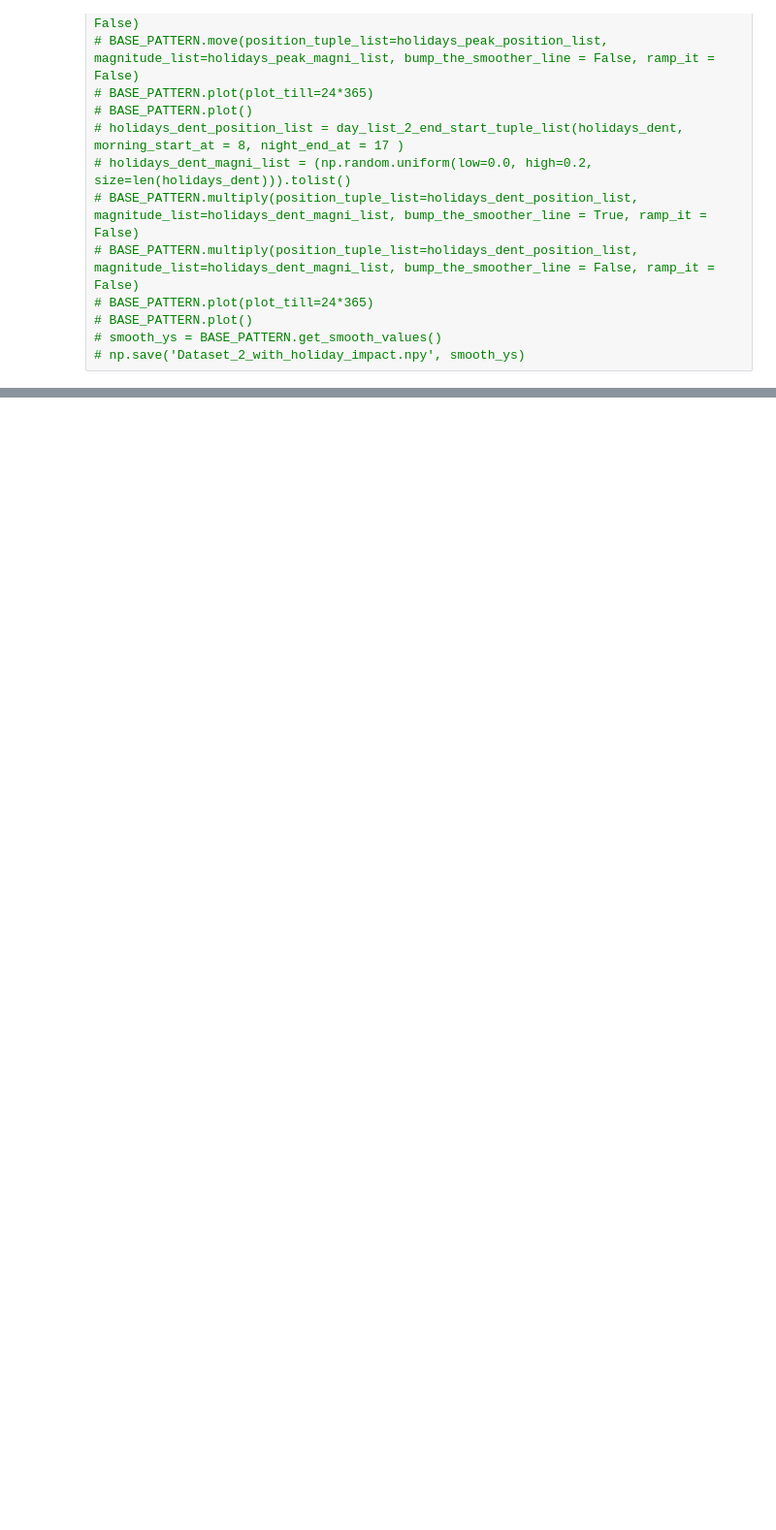
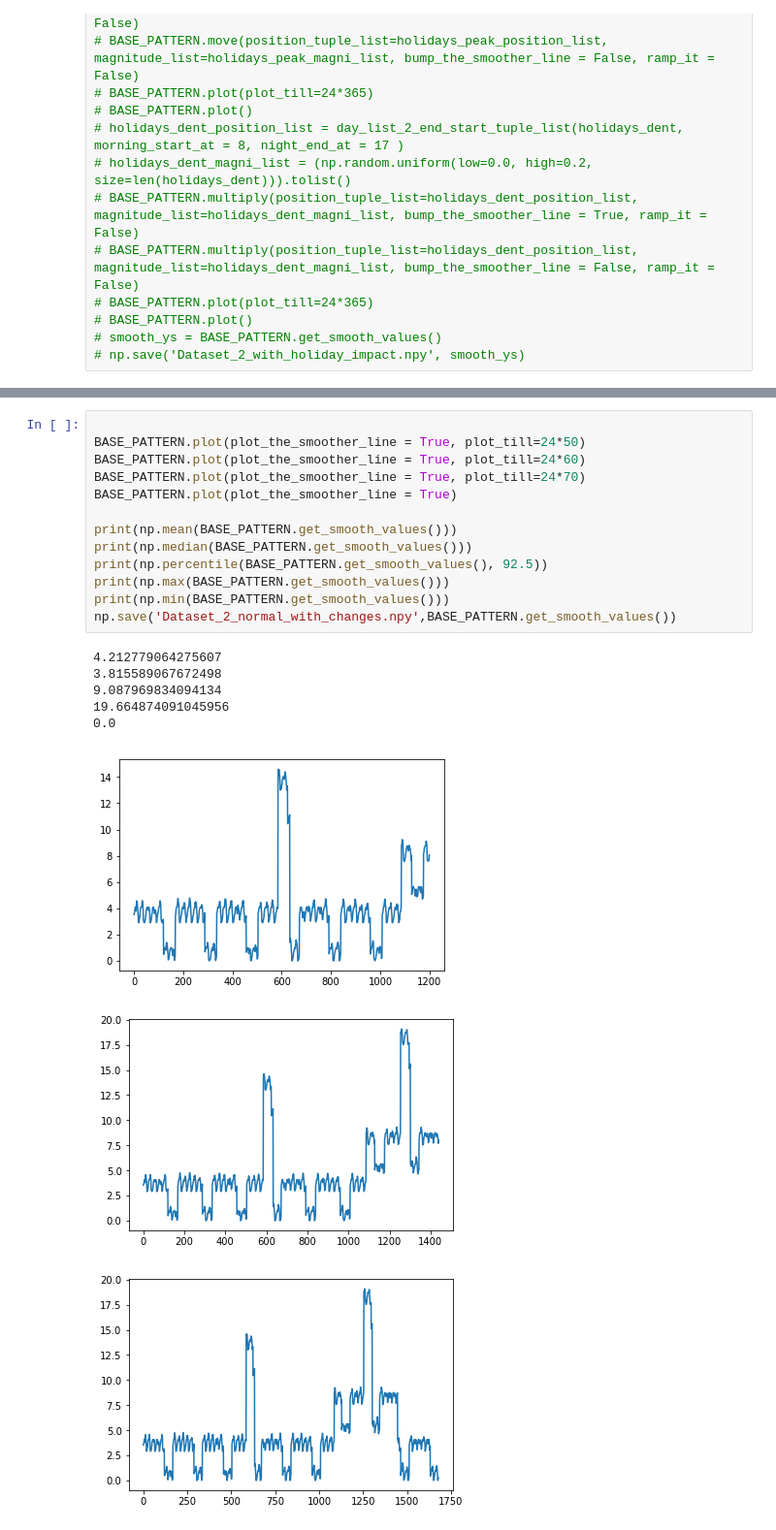
Before and after one commit to nuankw/Summer-Research-2018-Group, a Jupyter notebook: data generator/Dataset_No_2_Generator.ipynb, the cells around one changed output, grey strips where cells are left out. Shown at 97% size. Saved outputs shown, nothing was run; the diff lists cells and outputs as text; blank space fills up the shorter version.

```diff
--- a/data generator/Dataset_No_2_Generator.ipynb
+++ b/data generator/Dataset_No_2_Generator.ipynb
@@ -265,0 +315,22 @@ random_picked_pos_for_long_list = [position_long_pulses[i*long_range:(i+1)*long_
+# %%
+
+BASE_PATTERN.plot(plot_the_smoother_line = True, plot_till=24*50)
+BASE_PATTERN.plot(plot_the_smoother_line = True, plot_till=24*60)
+BASE_PATTERN.plot(plot_the_smoother_line = True, plot_till=24*70)
+BASE_PATTERN.plot(plot_the_smoother_line = True)
+
+print(np.mean(BASE_PATTERN.get_smooth_values()))
+print(np.median(BASE_PATTERN.get_smooth_values()))
+print(np.percentile(BASE_PATTERN.get_smooth_values(), 92.5))
+print(np.max(BASE_PATTERN.get_smooth_values()))
+print(np.min(BASE_PATTERN.get_smooth_values()))
+np.save('Dataset_2_normal_with_changes.npy',BASE_PATTERN.get_smooth_values())
+# %% [output]
+4.212779064275607
+3.815589067672498
+9.087969834094134
+19.664874091045956
+0.0
+[figure, added]
+[figure, added]
+[figure, added]
```
Also changed, not shown: parts of 4 cells of this notebook, 1 other file.
